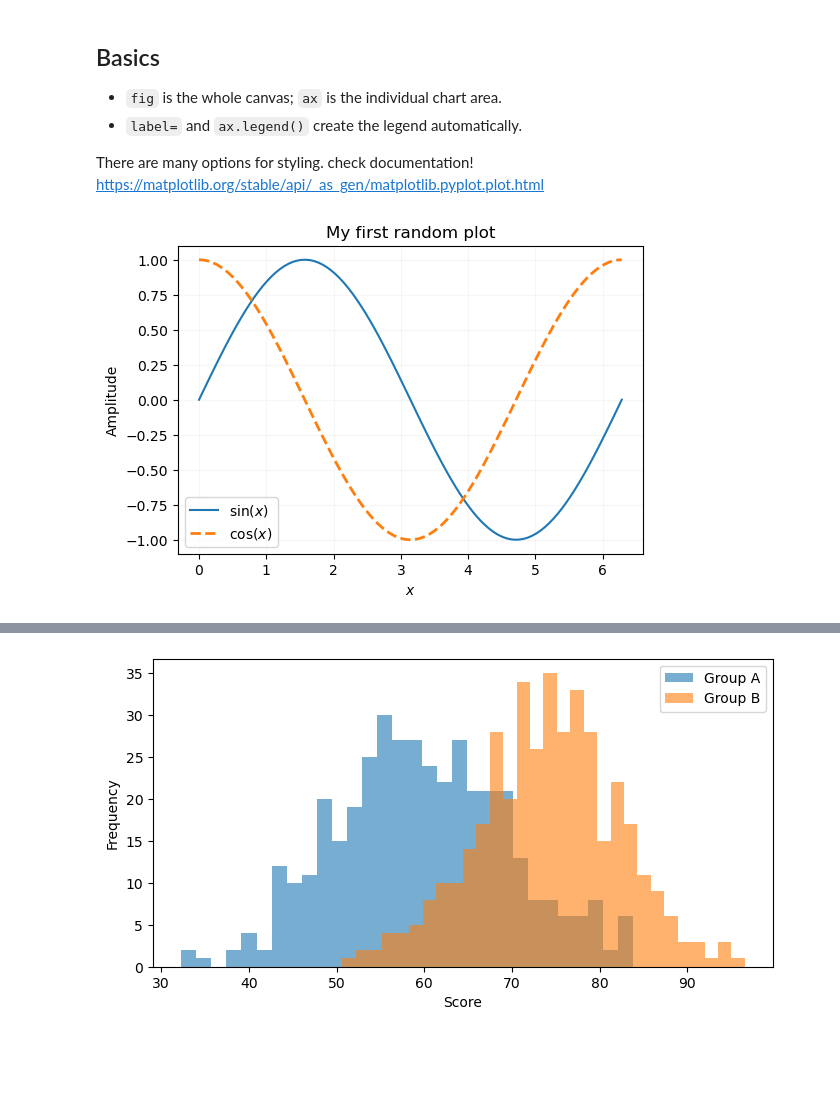
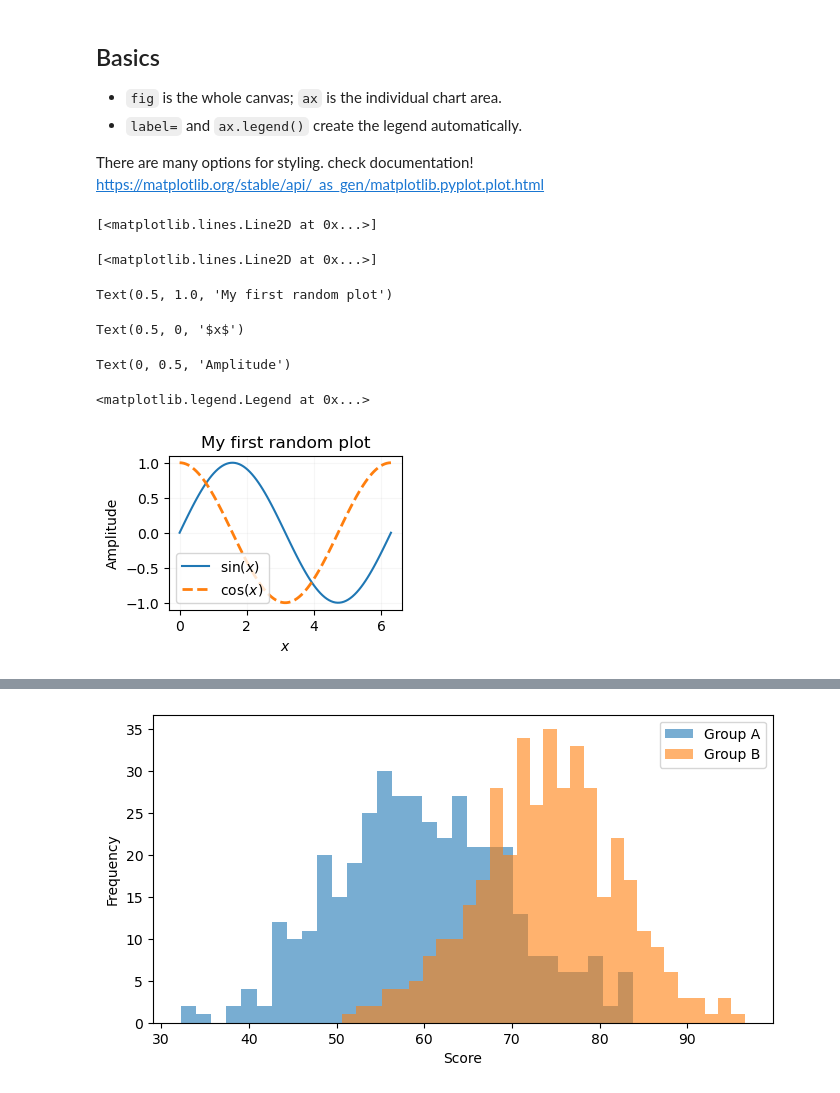
Before and after one commit to arghyadutta/intro-python-r, a Jupyter notebook: 9-matplotlib-intro.ipynb, the cells around one changed output, grey strips where cells are left out. Cells and saved outputs as stored; diff of their text form; code cells hidden in the pictures; blank space fills up the shorter version.

```diff
--- a/9-matplotlib-intro.ipynb
+++ b/9-matplotlib-intro.ipynb
@@ -31,27 +31,34 @@ Seaborn version:    0.13.2
 There are many options for styling. check documentation! https://matplotlib.org/stable/api/_as_gen/matplotlib.pyplot.plot.html
 # %%
 
-x = np.linspace(0, 2 * np.pi, 100)
-y_sin = np.sin(x)
-y_cos = np.cos(x)
+x1 = np.linspace(0, 2 * np.pi, 100)
+y_sin = np.sin(x1)
+y_cos = np.cos(x1)
 
 # create figure and axis
-fig, ax = plt.subplots(figsize=(6, 4))  # (width, height) in inches
+fig, ax = plt.subplots(figsize=(3,2))  # (width, height) in inches
 
 # plot curves
 
-ax.plot(x, y_sin, label=r'$\sin(x)$')
+ax.plot(x1, y_sin, label=r'$\sin(x)$')
 
 # many options to modify the plot
-ax.plot(x, y_cos, label=r'$\cos(x)$', linewidth=2, linestyle='--')
+ax.plot(x1, y_cos, label=r'$\cos(x)$', linewidth=2, linestyle='--')
 
 ax.set_title('My first random plot')
 ax.set_xlabel('$x$')
 ax.set_ylabel('Amplitude')
 ax.legend()
 ax.grid(True, alpha=0.1); # produces a light gray background grid
+fig.savefig('p2.pdf')
 # %% [output]
+[<matplotlib.lines.Line2D at 0x...>]
+[<matplotlib.lines.Line2D at 0x...>]
+Text(0.5, 1.0, 'My first random plot')
+Text(0.5, 0, '$x$')
+Text(0, 0.5, 'Amplitude')
+<matplotlib.legend.Legend at 0x...>
-[figure, old version]
+[figure, new version]
 # %%
 # sometimes for quick plots we don't use figures and axis as mentioned in the previous cell. we just use pyplot options using plt.plot() etc.
 # see here for more: https://matplotlib.org/stable/tutorials/pyplot.html
```
Also changed, not shown: parts of 4 cells of this notebook, 3 other files.
